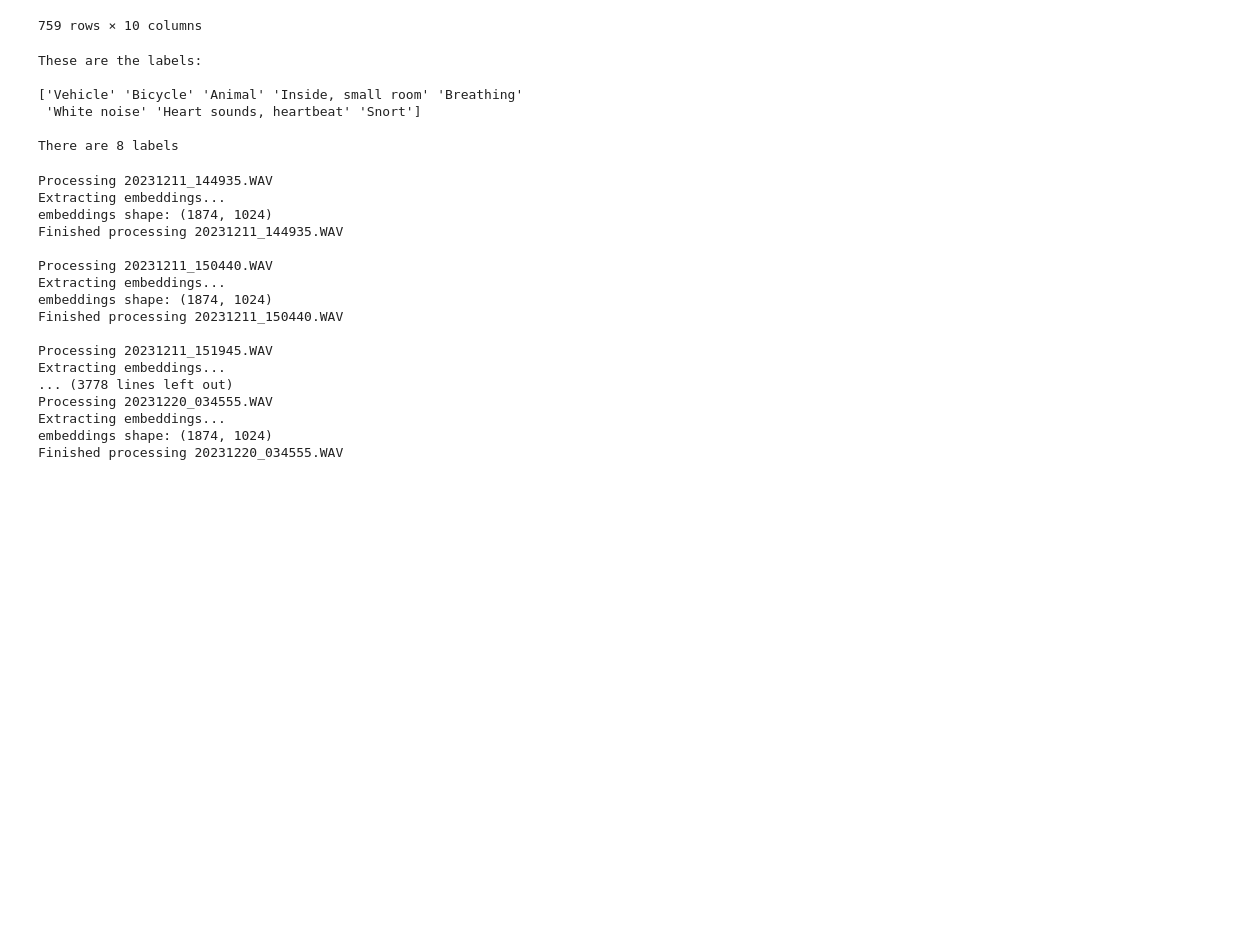
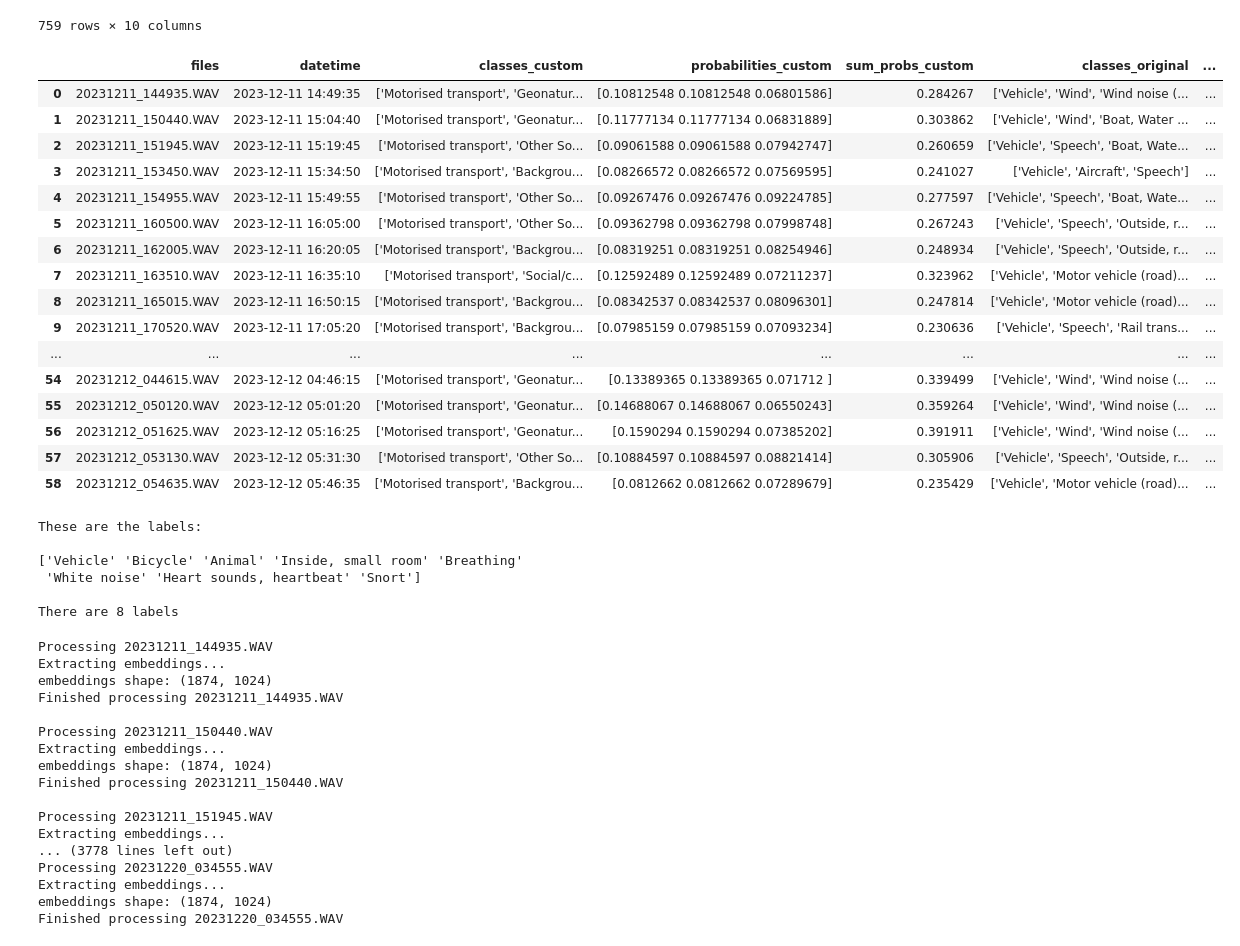
Before and after one commit to aacacustica/Audio_Processing, a Jupyter notebook: AI_Model/Port_Model/Visualization/tensorboar_embeddings/tensorboard_embeddings.ipynb, the cells around one changed output. Cells and saved outputs as stored; diff of their text form; code cells hidden in the pictures; blank space fills up the shorter version.

```diff
--- a/AI_Model/Port_Model/Visualization/tensorboar_embeddings/tensorboard_embeddings.ipynb
+++ b/AI_Model/Port_Model/Visualization/tensorboar_embeddings/tensorboard_embeddings.ipynb
@@ -81,6 +81,26 @@ df
 | 757 | 20231220_024535.WAV | 2023-12-20 02:45:35 | ['Motorised transport', 'Human mo... | [0.20533019 0.20533019 0.14912482] | 0.559785 | ['Vehicle', 'Bicycle', 'Boat, Wat... | ... |
 | 758 | 20231220_034555.WAV | 2023-12-20 03:45:55 | ['Motorised transport', 'Geonatur... | [0.13374852 0.13374852 0.09570804] | 0.363205 | ['Vehicle', 'Bicycle', 'Boat, Wat... | ... |
 759 rows × 10 columns
+# %%
+df.head(59)
+# %% [output]
+|  | files | datetime | classes_custom | probabilities_custom | sum_probs_custom | classes_original | ... |
+| 0 | 20231211_144935.WAV | 2023-12-11 14:49:35 | ['Motorised transport', 'Geonatur... | [0.10812548 0.10812548 0.06801586] | 0.284267 | ['Vehicle', 'Wind', 'Wind noise (... | ... |
+| 1 | 20231211_150440.WAV | 2023-12-11 15:04:40 | ['Motorised transport', 'Geonatur... | [0.11777134 0.11777134 0.06831889] | 0.303862 | ['Vehicle', 'Wind', 'Boat, Water ... | ... |
+| 2 | 20231211_151945.WAV | 2023-12-11 15:19:45 | ['Motorised transport', 'Other So... | [0.09061588 0.09061588 0.07942747] | 0.260659 | ['Vehicle', 'Speech', 'Boat, Wate... | ... |
+| 3 | 20231211_153450.WAV | 2023-12-11 15:34:50 | ['Motorised transport', 'Backgrou... | [0.08266572 0.08266572 0.07569595] | 0.241027 | ['Vehicle', 'Aircraft', 'Speech'] | ... |
+| 4 | 20231211_154955.WAV | 2023-12-11 15:49:55 | ['Motorised transport', 'Other So... | [0.09267476 0.09267476 0.09224785] | 0.277597 | ['Vehicle', 'Speech', 'Boat, Wate... | ... |
+| 5 | 20231211_160500.WAV | 2023-12-11 16:05:00 | ['Motorised transport', 'Other So... | [0.09362798 0.09362798 0.07998748] | 0.267243 | ['Vehicle', 'Speech', 'Outside, r... | ... |
+| 6 | 20231211_162005.WAV | 2023-12-11 16:20:05 | ['Motorised transport', 'Backgrou... | [0.08319251 0.08319251 0.08254946] | 0.248934 | ['Vehicle', 'Speech', 'Outside, r... | ... |
+| 7 | 20231211_163510.WAV | 2023-12-11 16:35:10 | ['Motorised transport', 'Social/c... | [0.12592489 0.12592489 0.07211237] | 0.323962 | ['Vehicle', 'Motor vehicle (road)... | ... |
+| 8 | 20231211_165015.WAV | 2023-12-11 16:50:15 | ['Motorised transport', 'Backgrou... | [0.08342537 0.08342537 0.08096301] | 0.247814 | ['Vehicle', 'Motor vehicle (road)... | ... |
+| 9 | 20231211_170520.WAV | 2023-12-11 17:05:20 | ['Motorised transport', 'Backgrou... | [0.07985159 0.07985159 0.07093234] | 0.230636 | ['Vehicle', 'Speech', 'Rail trans... | ... |
+| ... | ... | ... | ... | ... | ... | ... | ... |
+| 54 | 20231212_044615.WAV | 2023-12-12 04:46:15 | ['Motorised transport', 'Geonatur... | [0.13389365 0.13389365 0.071712 ] | 0.339499 | ['Vehicle', 'Wind', 'Wind noise (... | ... |
+| 55 | 20231212_050120.WAV | 2023-12-12 05:01:20 | ['Motorised transport', 'Geonatur... | [0.14688067 0.14688067 0.06550243] | 0.359264 | ['Vehicle', 'Wind', 'Wind noise (... | ... |
+| 56 | 20231212_051625.WAV | 2023-12-12 05:16:25 | ['Motorised transport', 'Geonatur... | [0.1590294 0.1590294 0.07385202] | 0.391911 | ['Vehicle', 'Wind', 'Wind noise (... | ... |
+| 57 | 20231212_053130.WAV | 2023-12-12 05:31:30 | ['Motorised transport', 'Other So... | [0.10884597 0.10884597 0.08821414] | 0.305906 | ['Vehicle', 'Speech', 'Outside, r... | ... |
+| 58 | 20231212_054635.WAV | 2023-12-12 05:46:35 | ['Motorised transport', 'Backgrou... | [0.0812662 0.0812662 0.07289679] | 0.235429 | ['Vehicle', 'Motor vehicle (road)... | ... |
 # %%
 print(f"These are the labels:\n\n{df['label'].unique()}")
 print(f"\nThere are {len(df['label'].unique())} labels")
```
Also changed, not shown: 2 other files.
